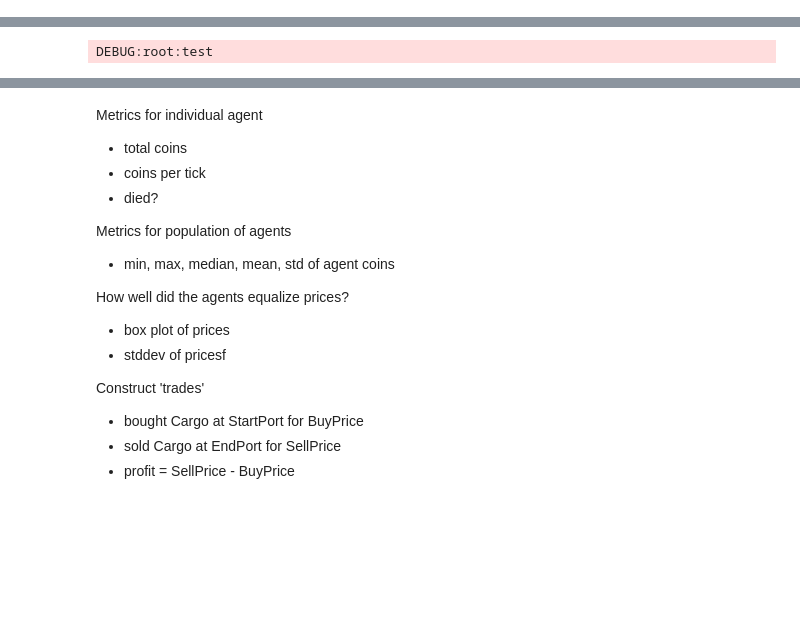
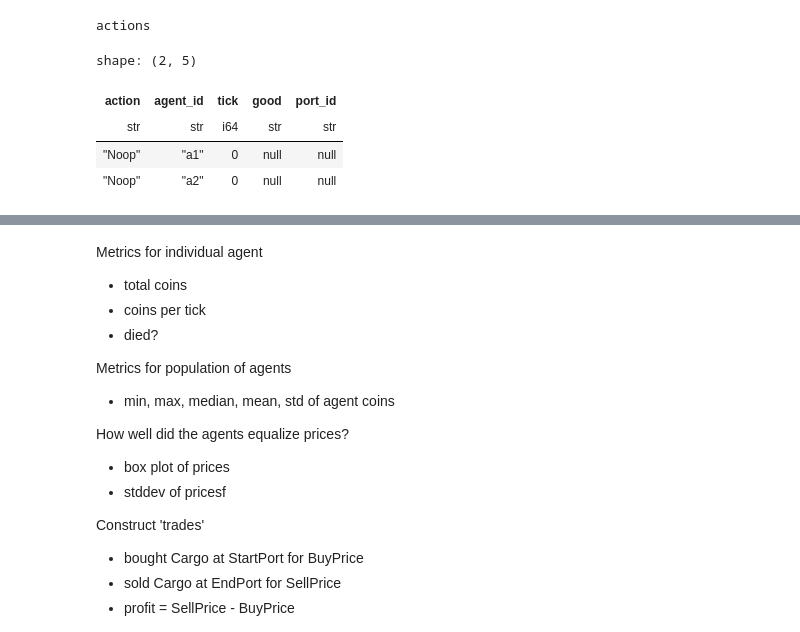
Before and after one commit to JoeHowarth/trade-sim-v2, a Jupyter notebook: simpy/notebooks/interactive.ipynb, the cells around one changed output, grey strips where cells are left out. Cells and saved outputs as stored; diff of their text form; code cells hidden in the pictures; blank space fills up the shorter version.

```diff
--- a/simpy/notebooks/interactive.ipynb
+++ b/simpy/notebooks/interactive.ipynb
@@ -83,3 +76,13 @@ markets.select(col("pricer")).schema
+# %%
+print("actions")
+actions.head(2)
+# %% [output]
+actions
+shape: (2, 5)
+| action | agent_id | tick | good | port_id |
+| str | str | i64 | str | str |
+| "Noop" | "a1" | 0 | null | null |
+| "Noop" | "a2" | 0 | null | null |
 # %%
 def plot_agents(agents: pl.DataFrame):
     base = alt.Chart(agents).encode(
@@ -93,9 +96,3 @@ def plot_agents(agents: pl.DataFrame):
 plot_agents(agents)
 # %% [output]
 [interactive output not drawn]
-# %%
-logger = logging.getLogger()
-logger.setLevel(logging.DEBUG)
-logging.debug("test")
-# %% [output]
-DEBUG:root:test
```
Also changed, not shown: parts of 10 cells of this notebook, 4 other files.
